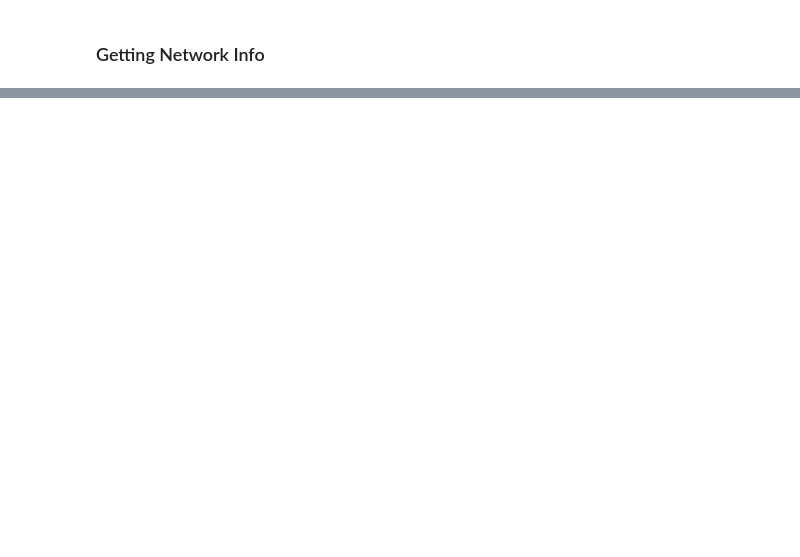
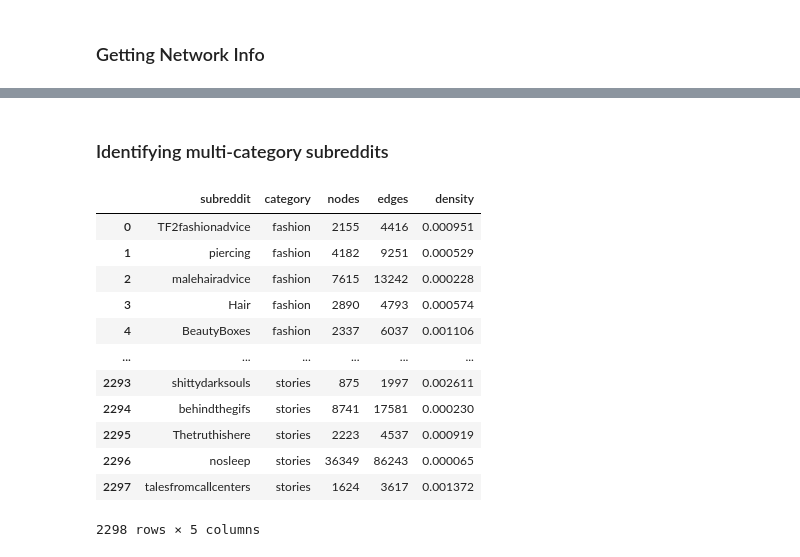
Before and after one commit to ruskirin/reddit-assortativity-analysis, a Jupyter notebook: stratified-sampling.ipynb, the cells around one changed output, grey strips where cells are left out. Drawn from its saved outputs; the diff is of its cells as text; code cells hidden in the pictures; blank space fills up the shorter version.

```diff
--- a/stratified-sampling.ipynb
+++ b/stratified-sampling.ipynb
@@ -175,0 +137,2 @@ for g, sr in net_desc.items():
+# %%
+net_desc = pd.read_csv(files.PATH_DATA/'net-basic-desc.csv')
@@ -175,0 +276,21 @@ for g, sr in net_desc.items():
+# %% [markdown]
+### Identifying multi-category subreddits
+# %%
+# drop the 'other' column; not relevant to study
+other = net_desc[net_desc['category'] == 'other']
+net_desc = net_desc.drop(index=other.index).reset_index(drop=True)
+net_desc
+# %% [output]
+|  | subreddit | category | nodes | edges | density |
+| 0 | TF2fashionadvice | fashion | 2155 | 4416 | 0.000951 |
+| 1 | piercing | fashion | 4182 | 9251 | 0.000529 |
+| 2 | malehairadvice | fashion | 7615 | 13242 | 0.000228 |
+| 3 | Hair | fashion | 2890 | 4793 | 0.000574 |
+| 4 | BeautyBoxes | fashion | 2337 | 6037 | 0.001106 |
+| ... | ... | ... | ... | ... | ... |
+| 2293 | shittydarksouls | stories | 875 | 1997 | 0.002611 |
+| 2294 | behindthegifs | stories | 8741 | 17581 | 0.000230 |
+| 2295 | Thetruthishere | stories | 2223 | 4537 | 0.000919 |
+| 2296 | nosleep | stories | 36349 | 86243 | 0.000065 |
+| 2297 | talesfromcallcenters | stories | 1624 | 3617 | 0.001372 |
+2298 rows × 5 columns
```
Also changed, not shown: parts of 48 cells of this notebook, 4 other files.
